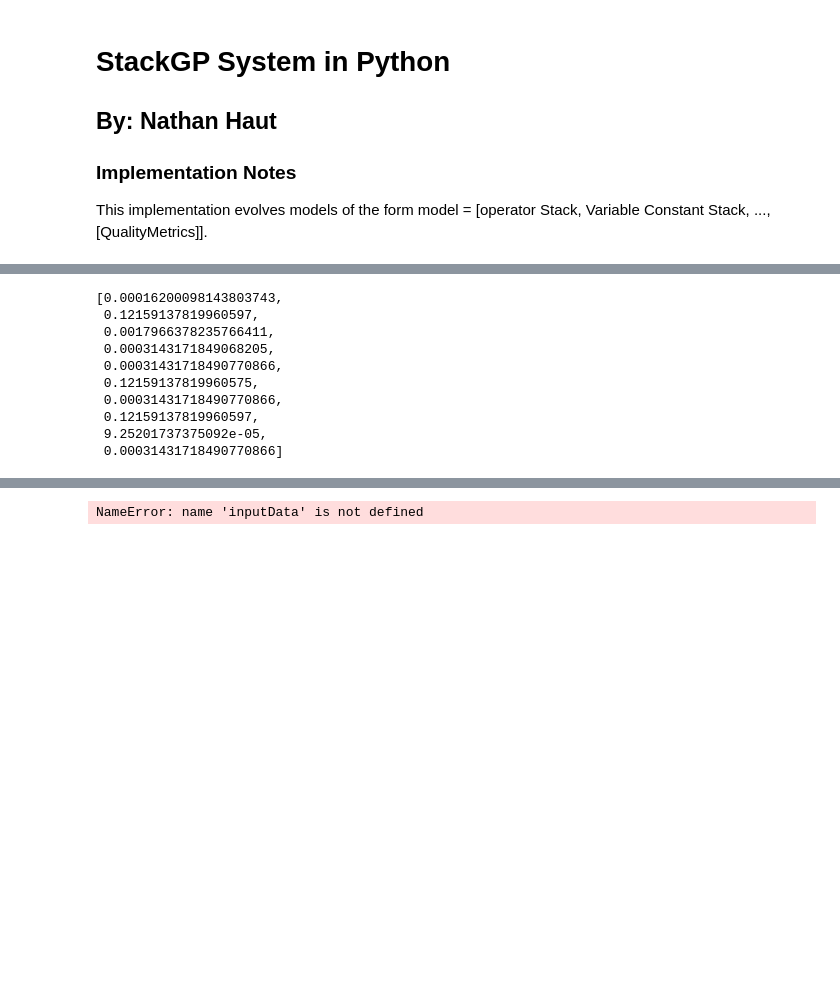
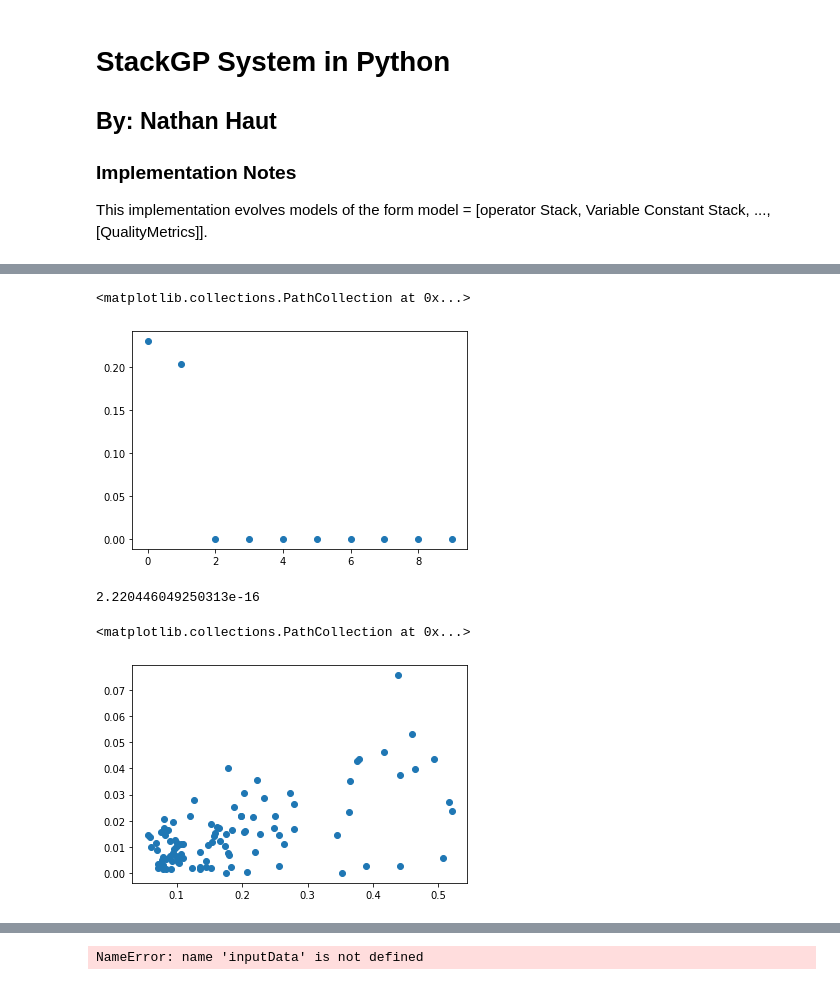
Before and after one commit to hoolagans/StackGP, a Jupyter notebook: StackGP Python.ipynb, the cells around one changed output, grey strips where cells are left out. Saved outputs shown, nothing was run; the diff lists cells and outputs as text; code cells hidden in the pictures; blank space fills up the shorter version.

```diff
--- a/StackGP Python.ipynb
+++ b/StackGP Python.ipynb
@@ -559,0 +803,11 @@ ensemble=ensembleSelect(models,testInput,testResponse)
+# %%
+errors.append(min([fitness(mod, testInput,testResponse) for mod in models]))
+# %%
+plt.scatter(range(len(errors)),errors)
+# %% [output]
+<matplotlib.collections.PathCollection at 0x...>
+[figure, added]
+# %%
+np.min(errors)
+# %% [output]
+2.220446049250313e-16
@@ -560,16 +816,8 @@ ensemble=ensembleSelect(models,testInput,testResponse)
 # %%
-[fitness(i, testInput,testResponse) for i in ensemble]
+plt.scatter(evaluateModelEnsemble(ensemble,testInput)[0],evaluateModelEnsemble(ensemble,testInput)[1])
 # %% [output]
-[0.00016200098143803743,
- 0.12159137819960597,
- 0.0017966378235766411,
- 0.0003143171849068205,
- 0.00031431718490770866,
- 0.12159137819960575,
- 0.00031431718490770866,
- 0.12159137819960597,
- 9.25201737375092e-05,
- 0.00031431718490770866]
+<matplotlib.collections.PathCollection at 0x...>
+[figure, added]
 # %%
 testInput=np.array([np.random.uniform(1,2,100),np.random.uniform(2,5,100),np.random.uniform(1,5,100)])
 testResponse=np.arcsin(testInput[0]/(testInput[1]*testInput[2]))
```
Also changed, not shown: parts of 20 cells of this notebook.
